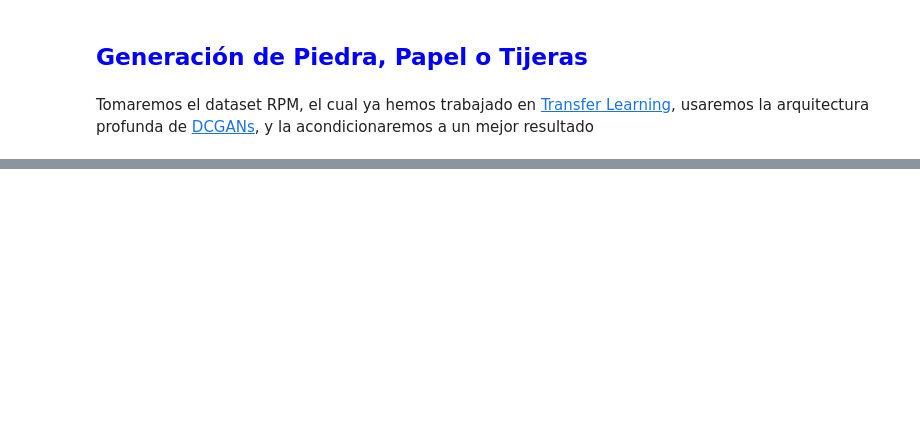
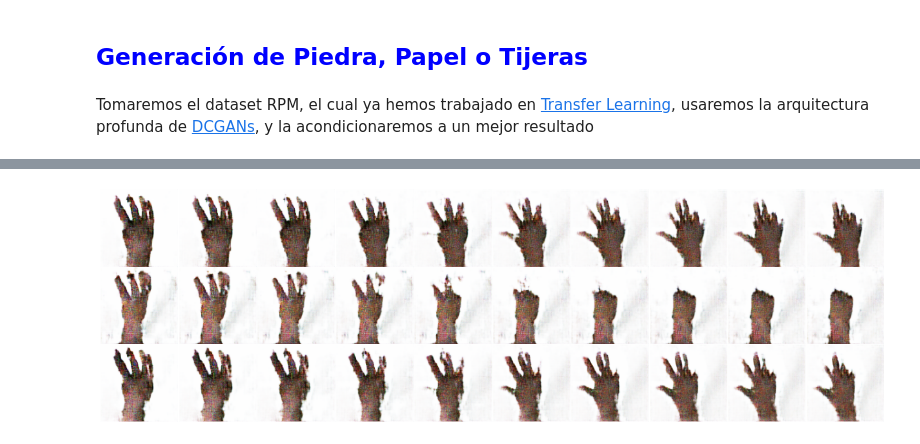
Before and after one commit to AprendizajeProfundo/Diplomado-Avanzado, a Jupyter notebook: Visión Artificial/Cuadernos/GAN_condicional.ipynb, the cells around one changed output, grey strips where cells are left out. Cells and saved outputs as stored; diff of their text form; code cells hidden in the pictures; blank space fills up the shorter version.

```diff
--- a/Visión Artificial/Cuadernos/GAN_condicional.ipynb
+++ b/Visión Artificial/Cuadernos/GAN_condicional.ipynb
@@ -92,0 +431,26 @@ zip_ref.close()
+# %%
+nrow = 3
+ncol = 10
+fig = plt.figure(figsize=(25,25))
+gs = gridspec.GridSpec(nrow, ncol, width_ratios=[1, 1, 1,1, 1,1, 1, 1, 1, 1],
+     wspace=0.0, hspace=0.0, top=0.2, bottom=0.00, left=0.17, right=0.845)
+
+#output = output.reshape(-1, 128, 128, 3)
+#print("Generated Images are Conditioned on Label:", label_dict[np.array(labels)[0]])
+k = 0
+for i in range(nrow):
+    for j in range(ncol):
+        pred = (output[k, :, :, :] + 1 ) * 127.5
+        pred = np.array(pred)
+        ax= plt.subplot(gs[i,j])
+        ax.imshow(pred.astype(np.uint8))
+        ax.set_xticklabels([])
+        ax.set_yticklabels([])
+        ax.axis('off')
+        k += 1
+
+
+#plt.savefig('result_torch.png',  dpi=300)
+plt.show()
+# %% [output]
+[figure, added]
```
Also changed, not shown: parts of 22 cells of this notebook.
